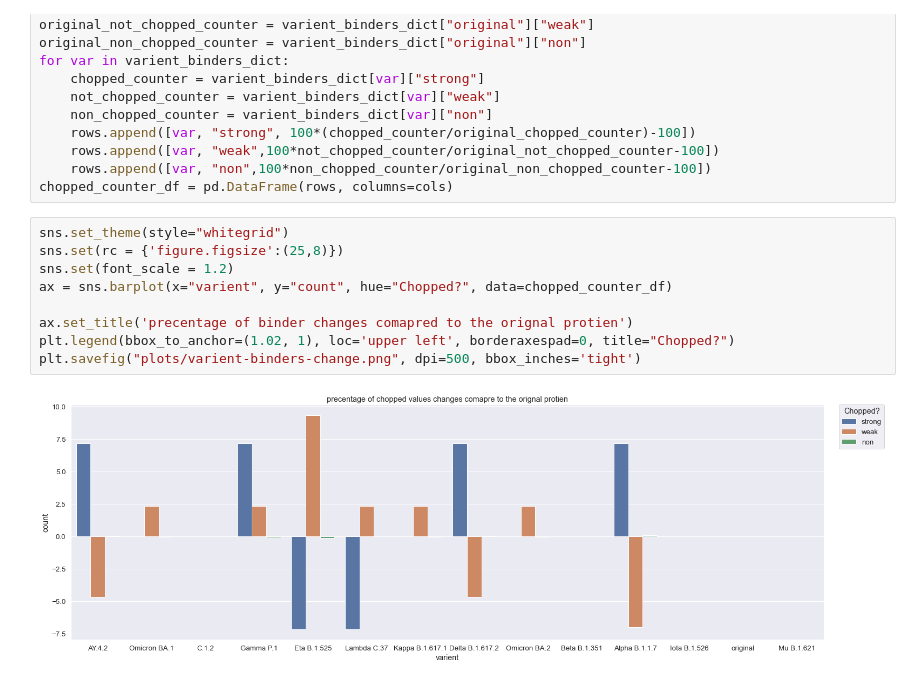
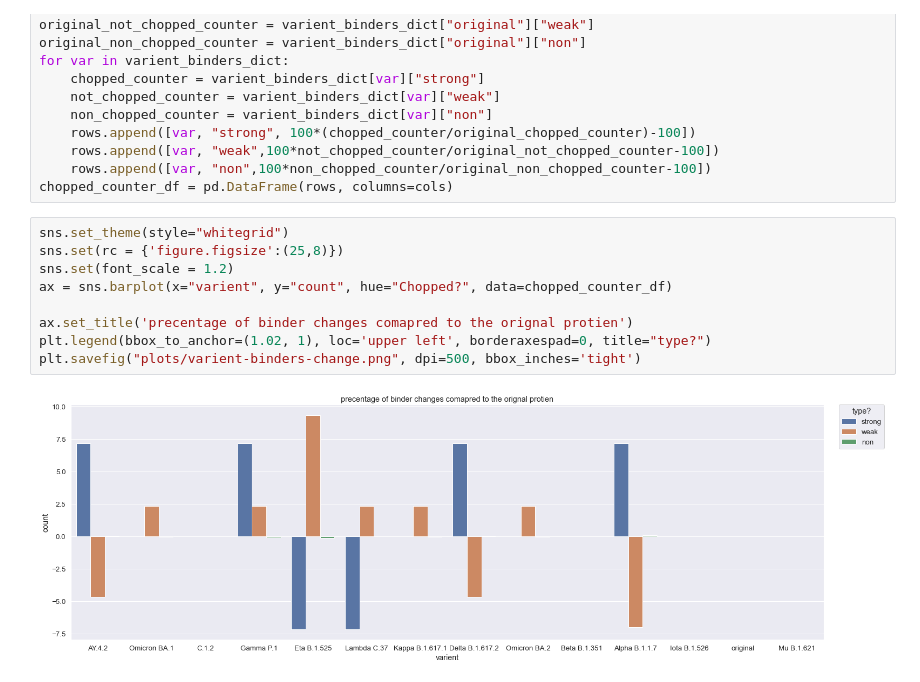
Before and after one commit to itaybroder/mutation_pipline, a Jupyter notebook: analysis/main.ipynb, the cells around one changed output. Saved outputs shown, nothing was run; the diff lists cells and outputs as text.

```diff
--- a/analysis/main.ipynb
+++ b/analysis/main.ipynb
@@ -230,11 +230,11 @@ chopped_counter_df = pd.DataFrame(rows, columns=cols)
 # %%
 sns.set_theme(style="whitegrid")
 sns.set(rc = {'figure.figsize':(25,8)})
 sns.set(font_scale = 1.2)
 ax = sns.barplot(x="varient", y="count", hue="Chopped?", data=chopped_counter_df)
 
 ax.set_title('precentage of binder changes comapred to the orignal protien')
-plt.legend(bbox_to_anchor=(1.02, 1), loc='upper left', borderaxespad=0, title="Chopped?")
+plt.legend(bbox_to_anchor=(1.02, 1), loc='upper left', borderaxespad=0, title="type?")
 plt.savefig("plots/varient-binders-change.png", dpi=500, bbox_inches='tight')
 # %% [output]
-[figure, old version]
+[figure, new version]
```
Also changed, not shown: parts of 1 cell of this notebook, 5 other files.
